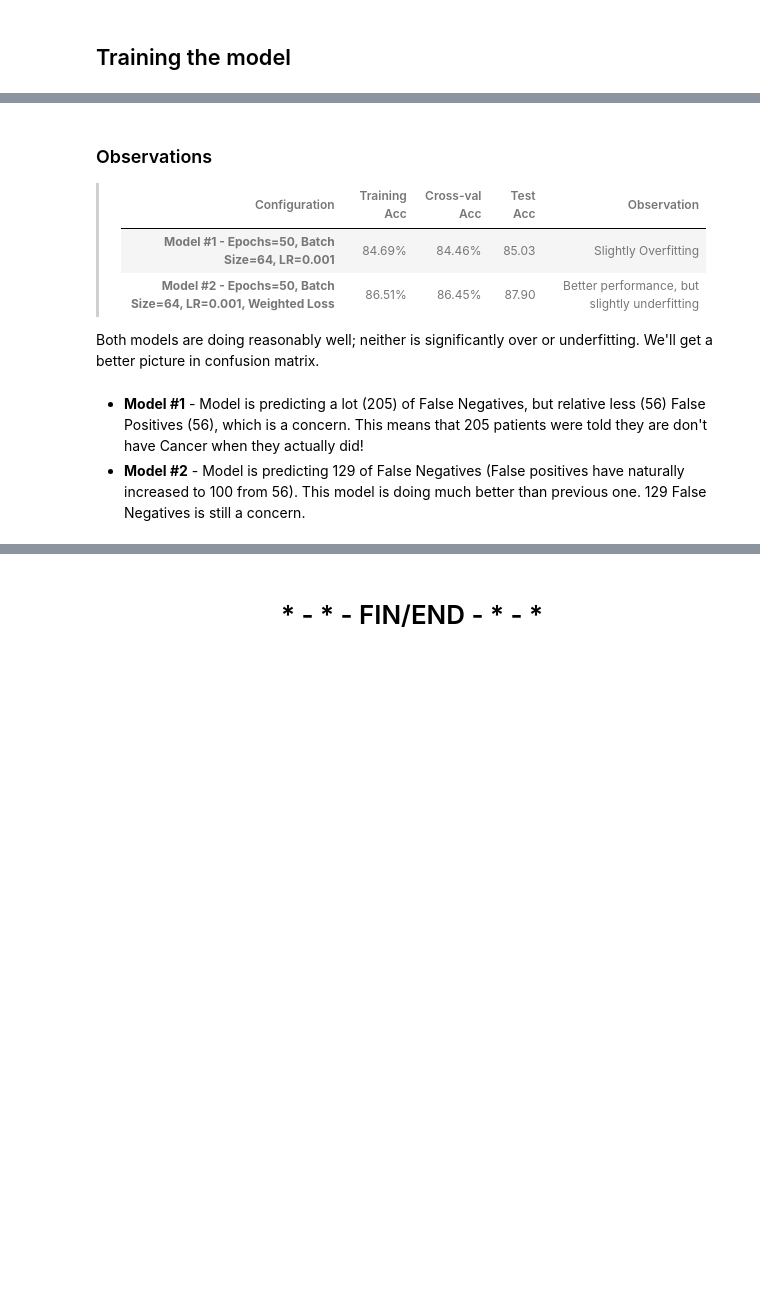
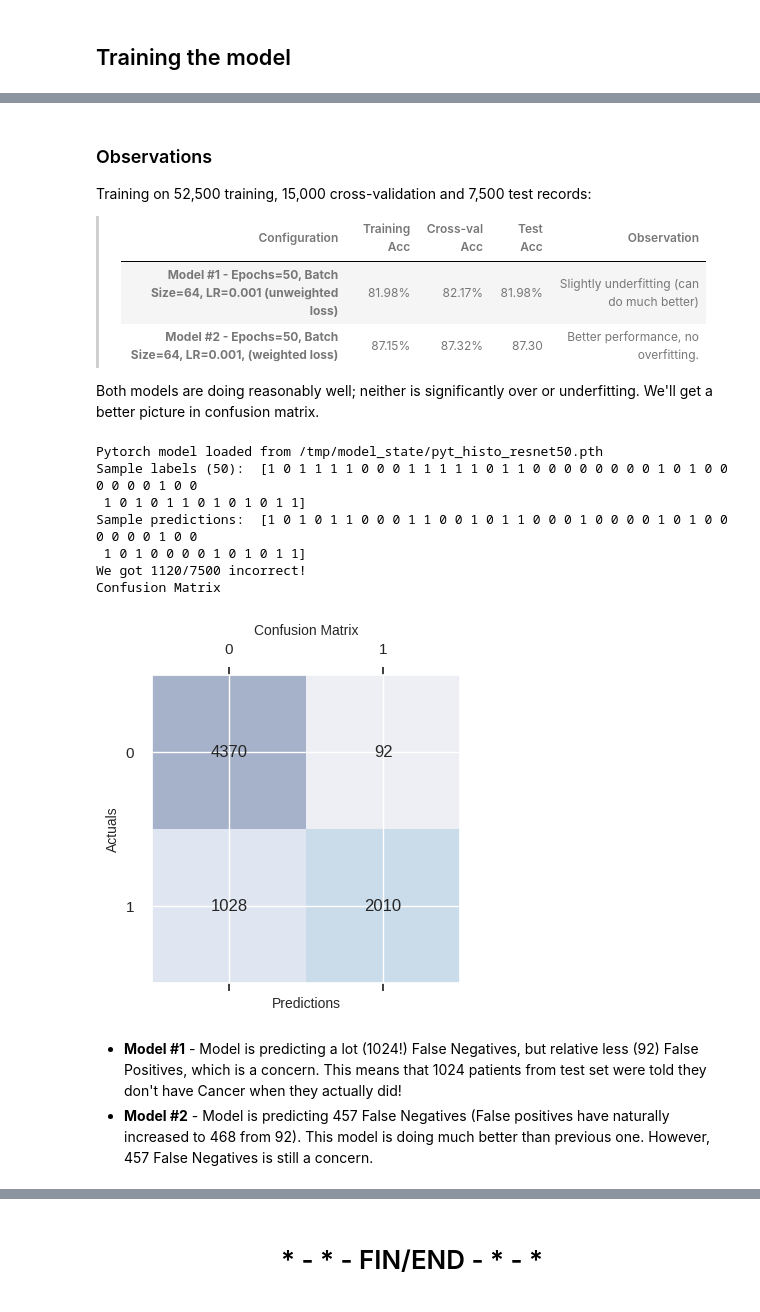
Before and after one commit to mjbhobe/dl-pytorch, a Jupyter notebook: pyt_lightning/histopat_resnet50/pyt_lightning_histopat_resnet50.ipynb, the cells around one changed output, grey strips where cells are left out. Drawn from its saved outputs; the diff is of its cells as text; code cells hidden in the pictures; blank space fills up the shorter version.

```diff
--- a/pyt_lightning/histopat_resnet50/pyt_lightning_histopat_resnet50.ipynb
+++ b/pyt_lightning/histopat_resnet50/pyt_lightning_histopat_resnet50.ipynb
@@ -236,37 +263,47 @@ del model
 # %% [markdown]
 ### Observations
+Training on 52,500 training, 15,000 cross-validation and 7,500 test records:
 >Configuration | Training Acc | Cross-val Acc | Test Acc | Observation
 >:---|:---:|:---:|:---:|:---|
->**Model #1 - Epochs=50, Batch Size=64, LR=0.001**|84.69%|84.46%|85.03| Slightly Overfitting
->**Model #2 - Epochs=50, Batch Size=64, LR=0.001, Weighted Loss**|86.51%|86.45%|87.90| Better performance, but slightly underfitting
+>**Model #1 - Epochs=50, Batch Size=64, LR=0.001 (unweighted loss)**|81.98%|82.17%|81.98%| Slightly underfitting (can do much better)
+>**Model #2 - Epochs=50, Batch Size=64, LR=0.001, (weighted loss)**|87.15%|87.32%|87.30| Better performance, no overfitting.
 
 Both models are doing reasonably well; neither is significantly over or underfitting. We'll get a better picture in confusion matrix.
 # %%
 # predictions
 model = HistoCancerModelResnet50(
     num_benign,
     num_malignant,
     NUM_CHANNELS,
     NUM_CLASSES,
     LR,
-    weighted_loss=True
+    # weighted_loss=True
 )
 model = load_model(model, MODEL_STATE_PATH)
 # print(torchsummary.summary(model, (NUM_CHANNELS, IMAGE_HEIGHT, IMAGE_WIDTH)))
 
 # predict from test_dataset
 preds, actuals = predict_module(model, test_loader, DEVICE)
 preds = np.argmax(preds, axis=1)
 print("Sample labels (50): ", actuals[:50])
 print("Sample predictions: ", preds[:50])
 print("We got %d/%d incorrect!" % ((preds != actuals).sum(), len(actuals)))
 
 print("Confusion Matrix")
 from sklearn.metrics import confusion_matrix
 plot_confusion_matrix(confusion_matrix(actuals, preds))
+# %% [output]
+Pytorch model loaded from /tmp/model_state/pyt_histo_resnet50.pth
+Sample labels (50):  [1 0 1 1 1 1 0 0 0 1 1 1 1 1 0 1 1 0 0 0 0 0 0 0 0 1 0 1 0 0 0 0 0 0 1 0 0
+ 1 0 1 0 1 1 0 1 0 1 0 1 1]
+Sample predictions:  [1 0 1 0 1 1 0 0 0 1 1 0 0 1 0 1 1 0 0 0 1 0 0 0 0 1 0 1 0 0 0 0 0 0 1 0 0
+ 1 0 1 0 0 0 0 1 0 1 0 1 1]
+We got 1120/7500 incorrect!
+Confusion Matrix
+[figure, added]
 # %% [markdown]
-* **Model #1** - Model is predicting a lot (205) of False Negatives, but relative less (56) False Positives (56), which is a concern. This means that 205 patients were told they are don't have Cancer when they actually did!
-* **Model #2** - Model is predicting 129 of False Negatives (False positives have naturally increased to 100 from 56). This model is doing much better than previous one. 129 False Negatives is still a concern.
+* **Model #1** - Model is predicting a lot (1024!) False Negatives, but relative less (92) False Positives, which is a concern. This means that 1024 patients from test set were told they don't have Cancer when they actually did!
+* **Model #2** - Model is predicting 457 False Negatives (False positives have naturally increased to 468 from 92). This model is doing much better than previous one. However, 457 False Negatives is still a concern.
 # %%
 # display sample predictions
 data_iter = iter(test_loader)
```
Also changed, not shown: parts of 7 cells of this notebook, 1 other file.
